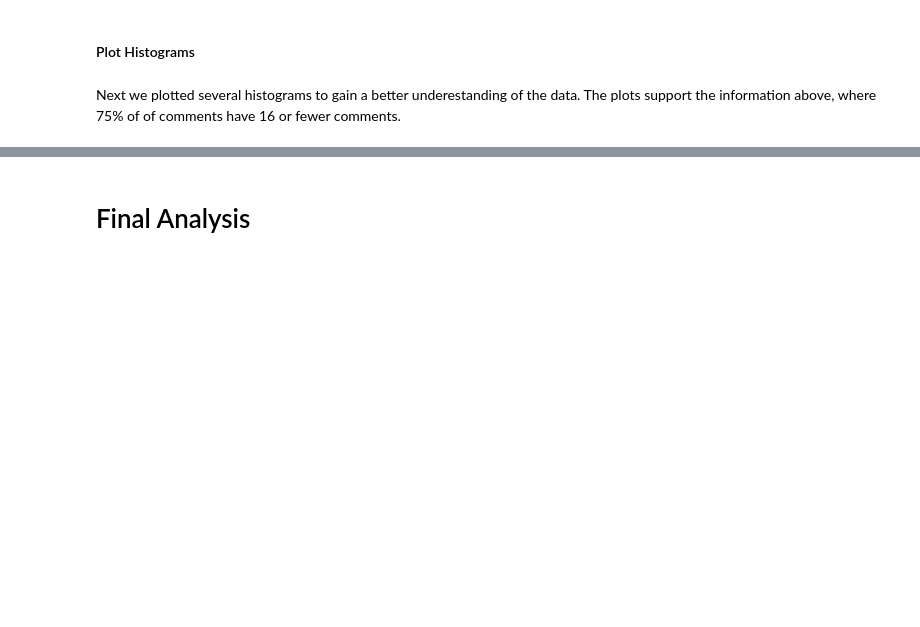
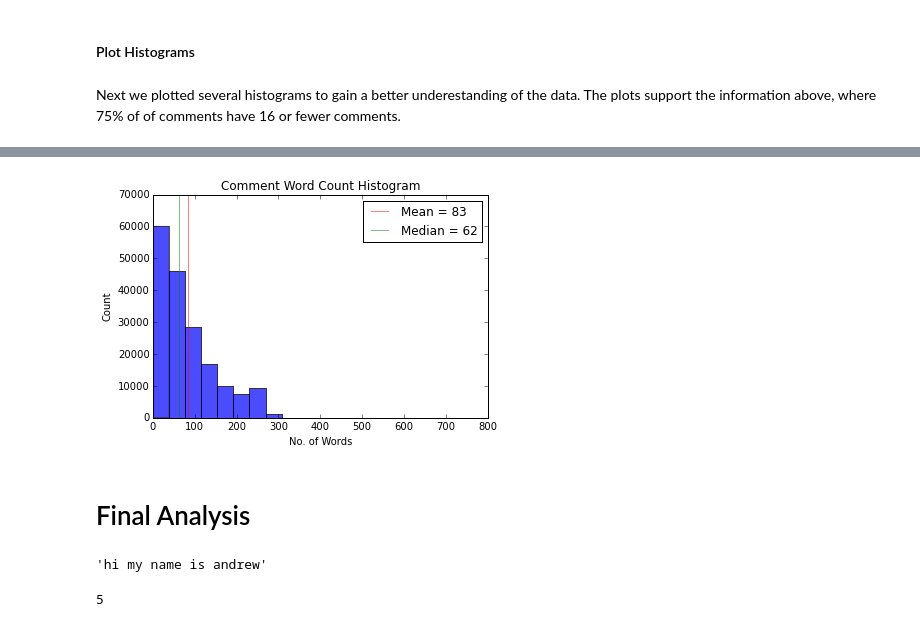
Before and after one commit to CS109-comment/NYTimes-Comment-Popularity-Prediction, a Jupyter notebook: IPython_Process_Notebook.ipynb, the cells around one changed output, grey strips where cells are left out. Saved outputs shown, nothing was run; the diff lists cells and outputs as text; code cells hidden in the pictures; blank space fills up the shorter version.

```diff
--- a/IPython_Process_Notebook.ipynb
+++ b/IPython_Process_Notebook.ipynb
@@ -215,0 +233,11 @@ plt.show()
+# %%
+plt.hist(commentsdf["commentLength"], bins=20, alpha = .7)
+plt.title("Comment Word Count Histogram")
+plt.axvline(82.91,color = 'r',alpha = .5,label = 'Mean = 83')
+plt.axvline(62,color = 'g',alpha = .5,label = 'Median = 62')
+plt.ylabel("Count")
+plt.xlabel("No. of Words")
+plt.legend()
+plt.show()
+# %% [output]
+[figure, added]
@@ -217,0 +252,12 @@ plt.show()
+# %%
+test
+# %% [output]
+'hi my name is andrew'
+# %%
+count = 1
+for i in test:
+    if i == " ":
+        count +=1
+count
+# %% [output]
+5
```
Also changed, not shown: parts of 9 cells of this notebook.
